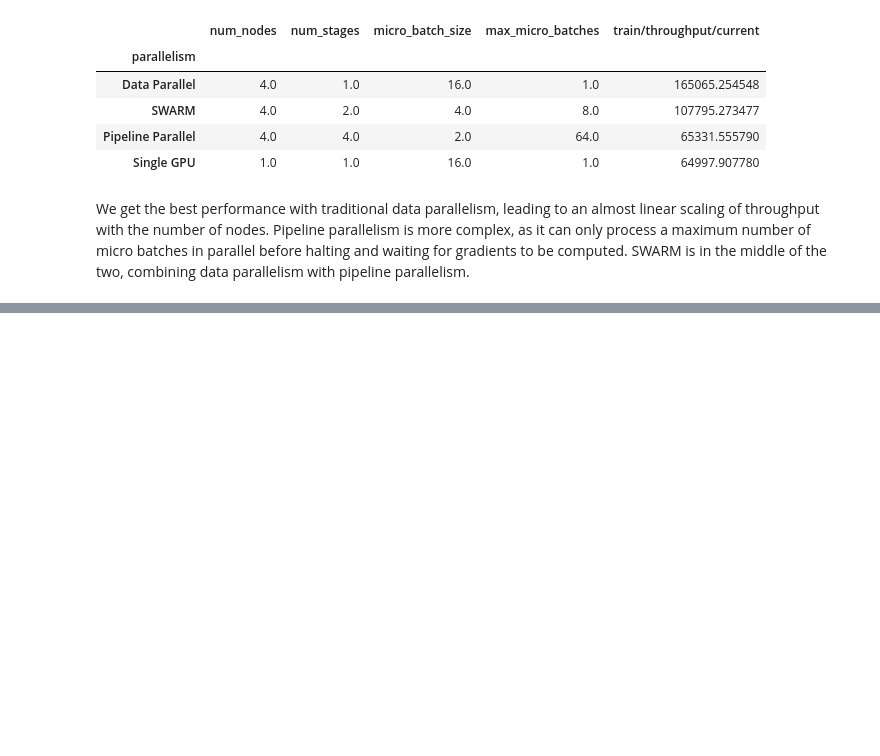
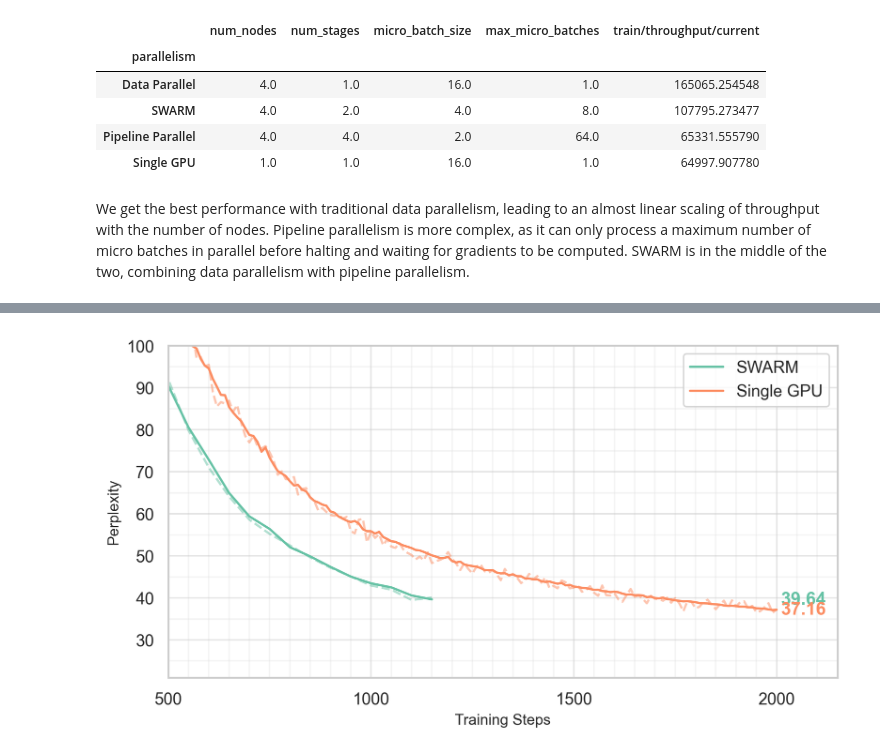
Before and after one commit to mikasenghaas/diloco-swarm, a Jupyter notebook: notebooks/4.0-results.ipynb, the cells around one changed output, grey strips where cells are left out. Cells and saved outputs as stored; diff of their text form; code cells hidden in the pictures; blank space fills up the shorter version.

Commit message:
Plot validation perplexity results

```diff
--- a/notebooks/5.0-results.ipynb
+++ b/notebooks/4.0-results.ipynb
@@ -215,0 +247,13 @@ We get the best performance with traditional data parallelism, leading to an alm
+# %%
+# Get history from master runs
+runs_history = pd.DataFrame()
+for group, run_id in MASTER_RUNS.items():
+    history = pd.DataFrame(list(run_id_to_run[run_id].scan_history()))
+    history["group"] = group
+    runs_history = pd.concat([runs_history, history])
+# %%
+# Prepare
+cols = {"group": "group", "_step": "step", "eval/perplexity/average": "val_perplexity", "train/global/perplexity/current": "train_perplexity"}
+exp1 = runs_history[cols.keys()].rename(columns=cols)[list(cols.values())]
+exp1 = exp1.dropna().reset_index(drop=True)
+exp1.head()
@@ -215,0 +267,33 @@ We get the best performance with traditional data parallelism, leading to an alm
+# %%
+def plot_perplexity(df: pd.DataFrame, figsize: Tuple[int, int] = (6, 4), dpi: int = 300, fontsize: int = 14):
+    sns.set_style("whitegrid")
+    fig, ax = plt.subplots(figsize=figsize, dpi=dpi)
+    colors = sns.color_palette("Set2", n_colors=df["group"].nunique())
+    order = df.groupby("group")["val_perplexity"].last().sort_values(ascending=False).index
+    sns.lineplot(data=df, x="step", y="val_perplexity", hue="group", hue_order=order, ax=ax, palette=colors)
+    sns.lineplot(data=df, x="step", y="train_perplexity", hue="group", hue_order=order, ax=ax, alpha=0.5, linestyle="--", palette=colors, legend=False)
+    ax.set_xlabel("Training Steps", fontsize=fontsize); ax.set_ylabel("Perplexity", fontsize=fontsize)
+    ax.set_xlim((500, 2150));
+    ax.set_ylim((21, 100));
+    ax.get_xaxis().set_major_locator(plt.MultipleLocator(500))
+    ax.get_xaxis().set_minor_locator(plt.MultipleLocator(50))
+    ax.get_yaxis().set_major_locator(plt.MultipleLocator(10))
+    ax.get_yaxis().set_minor_locator(plt.MultipleLocator(5))
+    ax.grid(True, which='both', alpha=0.2); ax.grid(True, which='major', alpha=0.5)
+    ax.legend(title="")
+    return fig, ax
+# %%
+# Plot the validation perplexity against steps
+fig, ax = plot_perplexity(exp1, figsize=(8, 4), fontsize=10)
+
+# Add final perplexity values to the plot
+colors = sns.color_palette("Set2", n_colors=exp1["group"].nunique())
+order = exp1.groupby("group")["val_perplexity"].last().sort_values(ascending=False).index
+for i, group in enumerate(order):
+    group_data = exp1[exp1["group"] == group]
+    final_val = group_data["val_perplexity"].iloc[-1]
+    ax.text(2010, group_data["val_perplexity"].iloc[-1] - (3 if group == "DDP" else 0), f'{final_val:.2f}', color=colors[i], va='center', weight='bold', fontsize=12)
+
+fig.savefig("writing/3-report/figures/experiment1.png", bbox_inches="tight")
+# %% [output]
+[figure, added]
```
Also changed, not shown: parts of 14 cells of this notebook, 3 other files.
